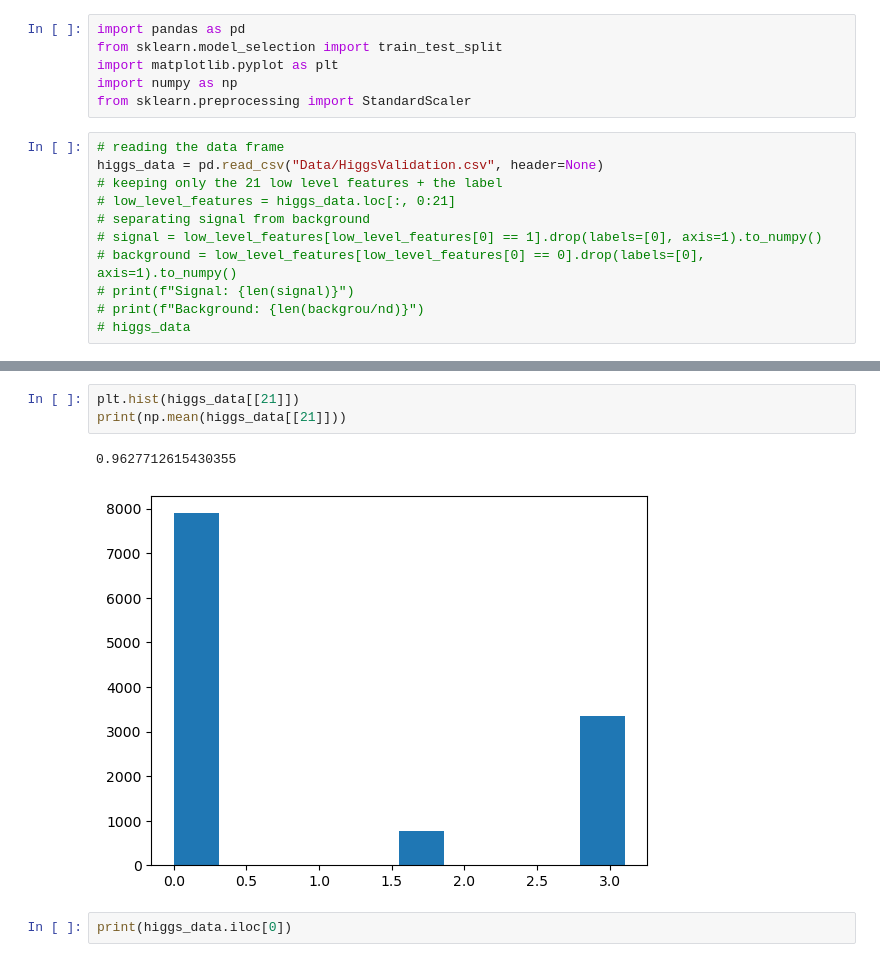
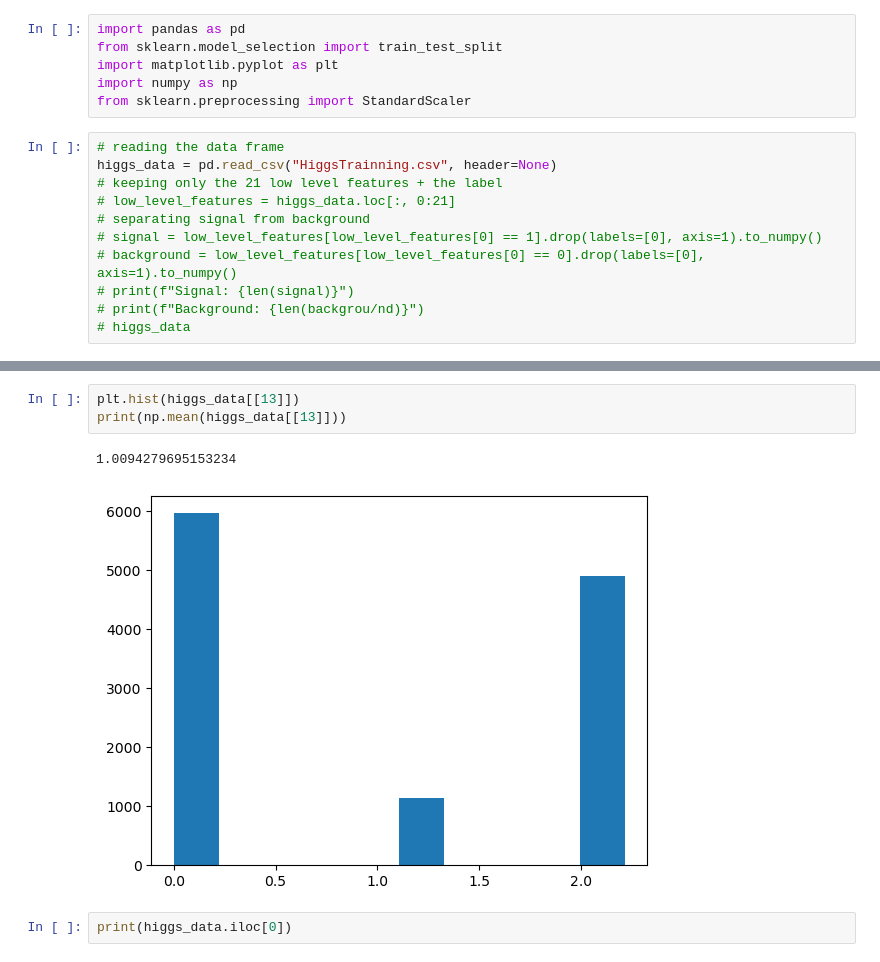
Before and after one commit to mathmartines/IntroML_Atividade3, a Jupyter notebook: Data/DataExploration.ipynb, the cells around one changed output, grey strips where cells are left out. Saved outputs shown, nothing was run; the diff lists cells and outputs as text.

```diff
--- a/DataExploration.ipynb
+++ b/Data/DataExploration.ipynb
@@ -6,7 +6,7 @@ import numpy as np
 from sklearn.preprocessing import StandardScaler
 # %%
 # reading the data frame
-higgs_data = pd.read_csv("Data/HiggsValidation.csv", header=None)
+higgs_data = pd.read_csv("HiggsTrainning.csv", header=None)
 # keeping only the 21 low level features + the label
 # low_level_features = higgs_data.loc[:, 0:21]
 # separating signal from background
@@ -18,9 +34,9 @@ higgs_data = pd.read_csv("Data/HiggsValidation.csv", header=None)
 # %%
-plt.hist(higgs_data[[21]])
-print(np.mean(higgs_data[[21]]))
+plt.hist(higgs_data[[13]])
+print(np.mean(higgs_data[[13]]))
 # %% [output]
-0.9627712615430355
+1.0094279695153234
-[figure, old version]
+[figure, new version]
 # %%
 print(higgs_data.iloc[0])
 # %% [output]
```
Also changed, not shown: parts of 1 cell of this notebook, 10 other files.
